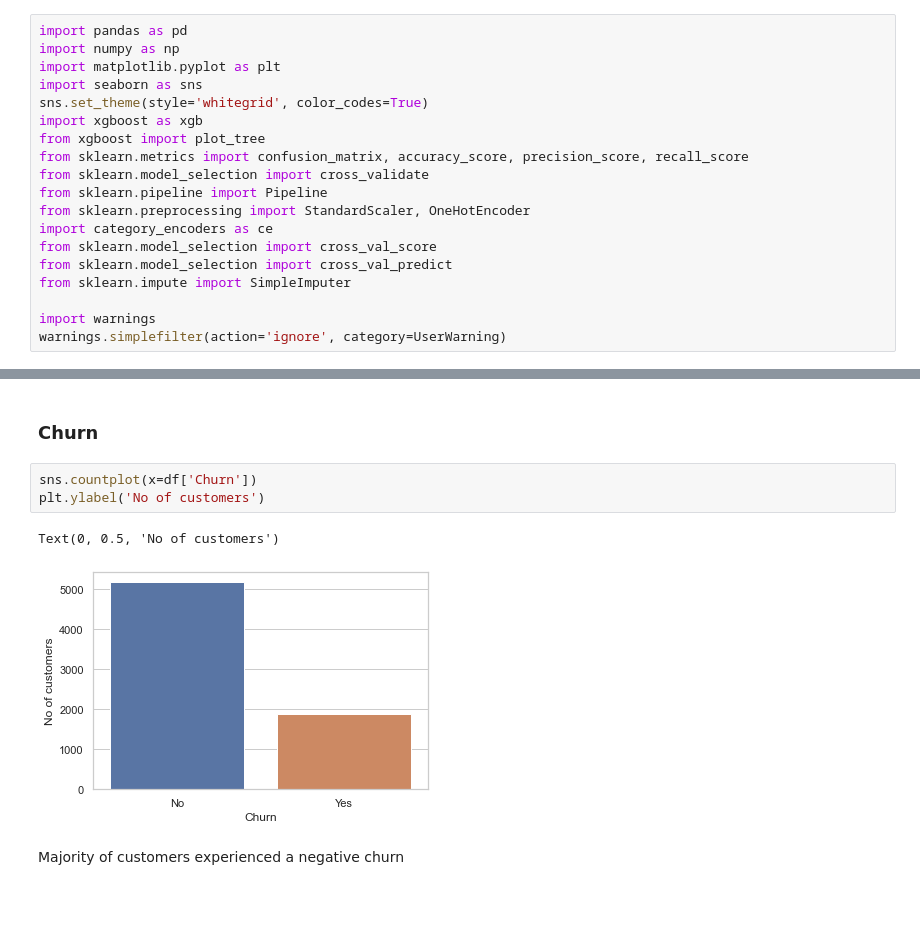
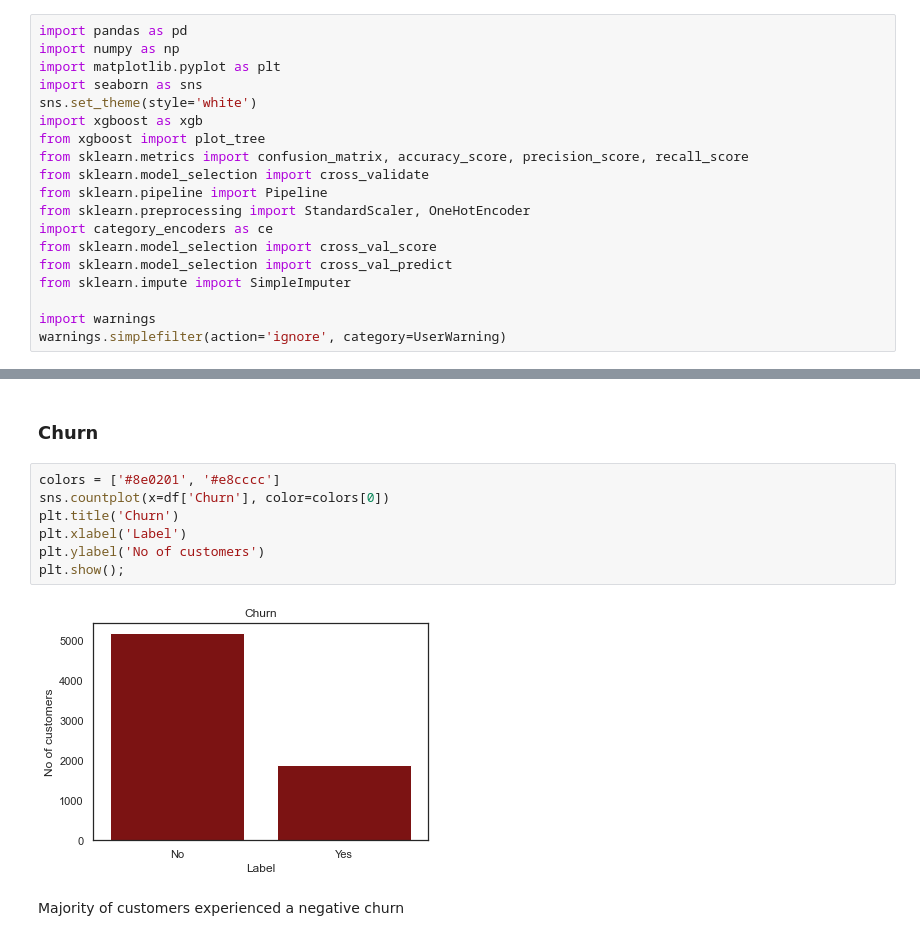
Before and after one commit to Abdulraqib20/telecom-churn-prediction, a Jupyter notebook: real_churn_predict.ipynb, the cells around one changed output, grey strips where cells are left out. Cells and saved outputs as stored; diff of their text form; blank space fills up the shorter version.

```diff
--- a/real_churn_predict.ipynb
+++ b/real_churn_predict.ipynb
@@ -11,7 +11,7 @@ import pandas as pd
 import numpy as np
 import matplotlib.pyplot as plt
 import seaborn as sns
-sns.set_theme(style='whitegrid', color_codes=True)
+sns.set_theme(style='white')
 import xgboost as xgb
 from xgboost import plot_tree
 from sklearn.metrics import confusion_matrix, accuracy_score, precision_score, recall_score
@@ -154,11 +154,14 @@ for i in review.columns:
 # %% [markdown]
 ### Churn
 # %%
-sns.countplot(x=df['Churn'])
+colors = ['#8e0201', '#e8cccc']
+sns.countplot(x=df['Churn'], color=colors[0])
+plt.title('Churn')
+plt.xlabel('Label')
 plt.ylabel('No of customers')
+plt.show();
 # %% [output]
-Text(0, 0.5, 'No of customers')
-[figure, old version]
+[figure, new version]
 # %% [markdown]
 Majority of customers experienced a negative churn
 # %% [markdown]
```
Also changed, not shown: parts of 30 cells of this notebook.
